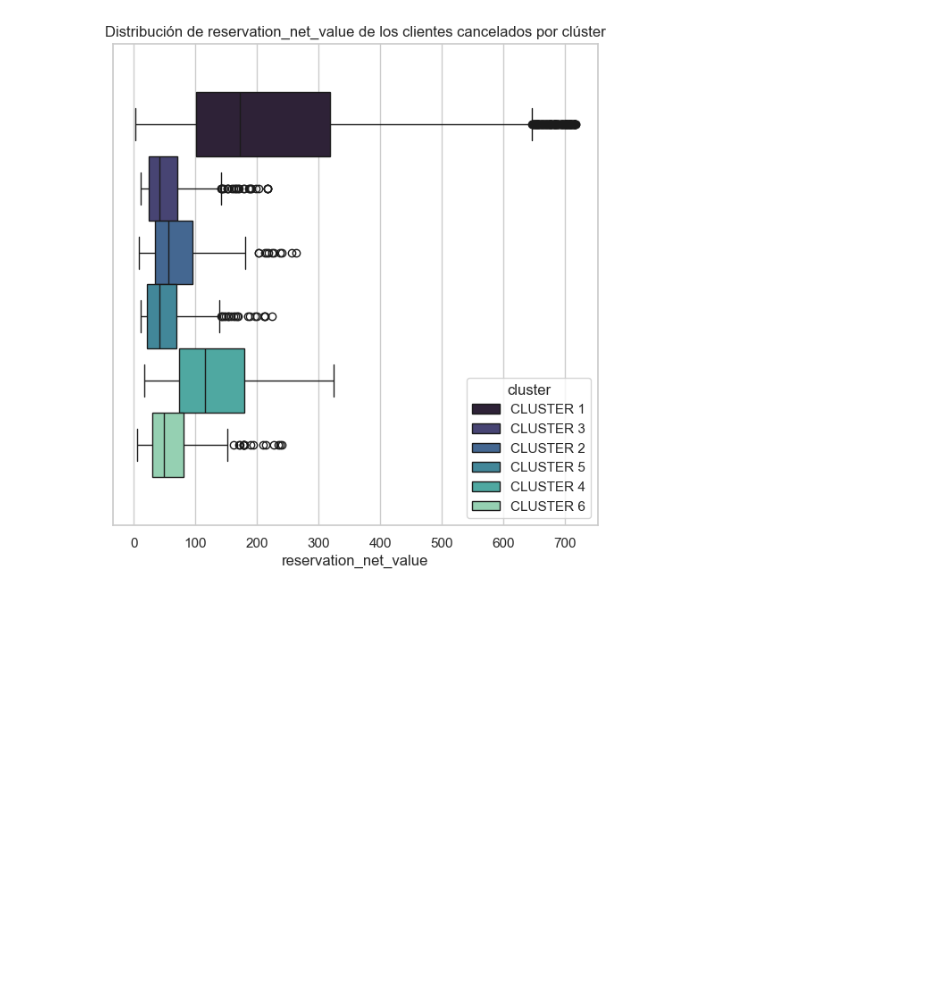
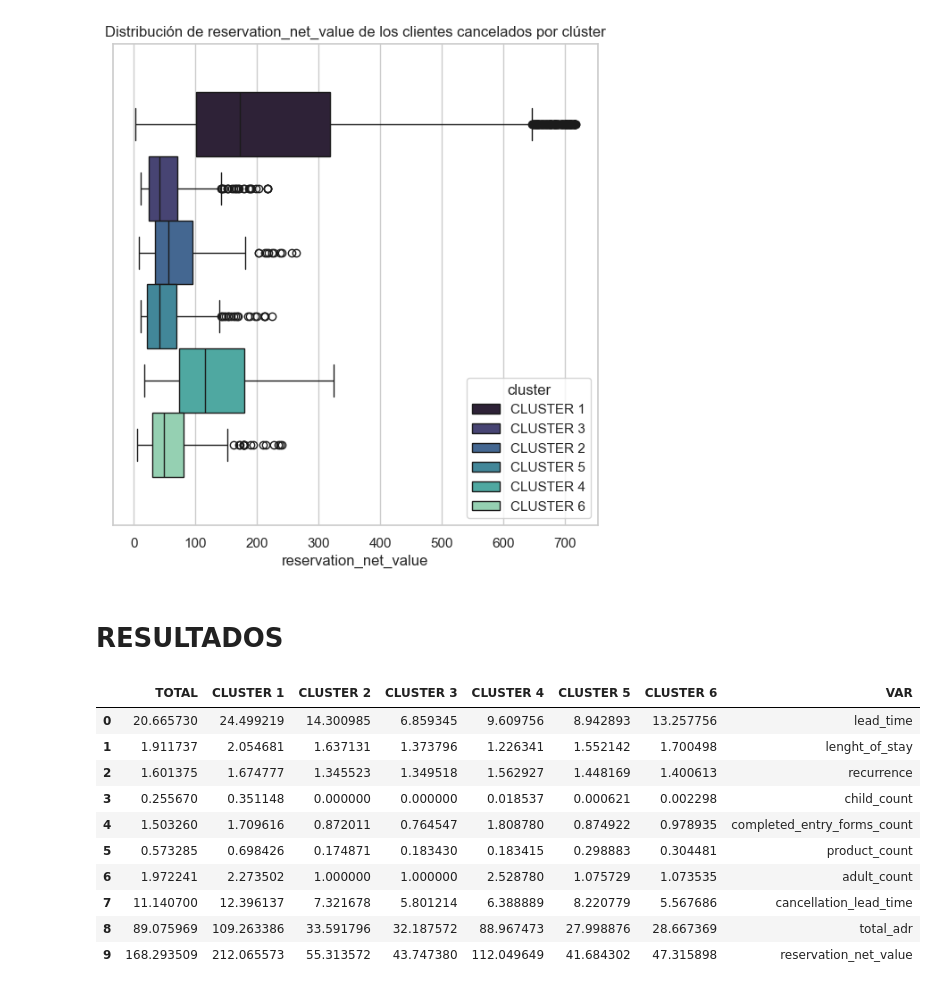
Before and after one commit to danielsoponaru/25-26_2_R6_VERDE_CLARO, a Jupyter notebook: proyecto_vs_gvc/04-Clusterizacion2.ipynb, the cells around one changed output. Drawn from its saved outputs; the diff is of its cells as text; code cells hidden in the pictures; blank space fills up the shorter version.

```diff
--- a/proyecto_vs_gvc/04-Clusterizacion2.ipynb
+++ b/proyecto_vs_gvc/04-Clusterizacion2.ipynb
@@ -276,3 +276,19 @@ for var in var_flo:
 [figure]
 [figure]
 [figure]
+# %% [markdown]
+# RESULTADOS
+# %%
+centroides_num
+# %% [output]
+|  | TOTAL | CLUSTER 1 | CLUSTER 2 | CLUSTER 3 | CLUSTER 4 | CLUSTER 5 | CLUSTER 6 | VAR |
+| 0 | 20.665730 | 24.499219 | 14.300985 | 6.859345 | 9.609756 | 8.942893 | 13.257756 | lead_time |
+| 1 | 1.911737 | 2.054681 | 1.637131 | 1.373796 | 1.226341 | 1.552142 | 1.700498 | lenght_of_stay |
+| 2 | 1.601375 | 1.674777 | 1.345523 | 1.349518 | 1.562927 | 1.448169 | 1.400613 | recurrence |
+| 3 | 0.255670 | 0.351148 | 0.000000 | 0.000000 | 0.018537 | 0.000621 | 0.002298 | child_count |
+| 4 | 1.503260 | 1.709616 | 0.872011 | 0.764547 | 1.808780 | 0.874922 | 0.978935 | completed_entry_forms_count |
+| 5 | 0.573285 | 0.698426 | 0.174871 | 0.183430 | 0.183415 | 0.298883 | 0.304481 | product_count |
+| 6 | 1.972241 | 2.273502 | 1.000000 | 1.000000 | 2.528780 | 1.075729 | 1.073535 | adult_count |
+| 7 | 11.140700 | 12.396137 | 7.321678 | 5.801214 | 6.388889 | 8.220779 | 5.567686 | cancellation_lead_time |
+| 8 | 89.075969 | 109.263386 | 33.591796 | 32.187572 | 88.967473 | 27.998876 | 28.667369 | total_adr |
+| 9 | 168.293509 | 212.065573 | 55.313572 | 43.747380 | 112.049649 | 41.684302 | 47.315898 | reservation_net_value |
```
Also changed, not shown: parts of 4 cells of this notebook, 1 other file.
